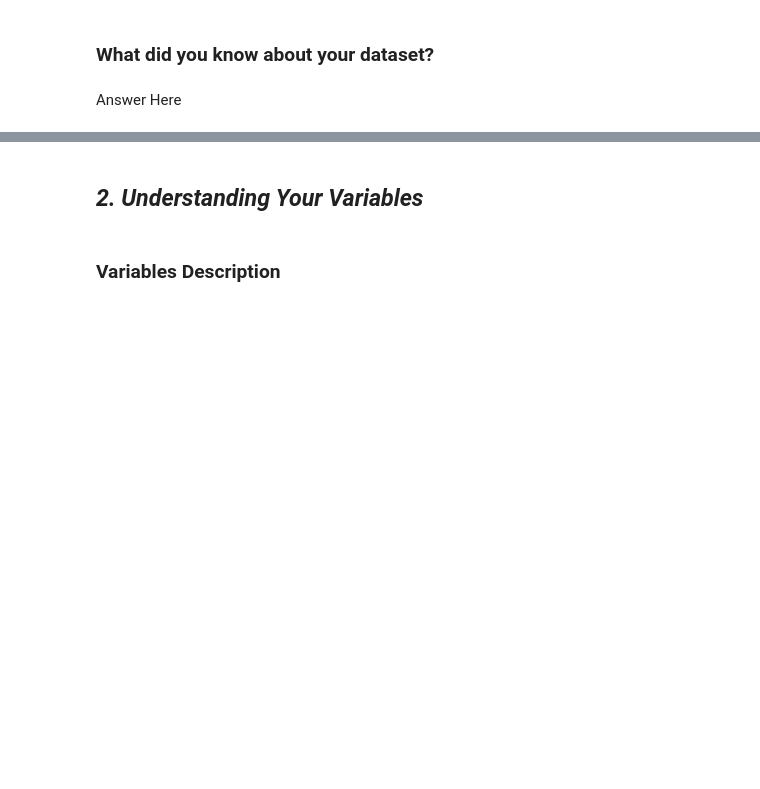
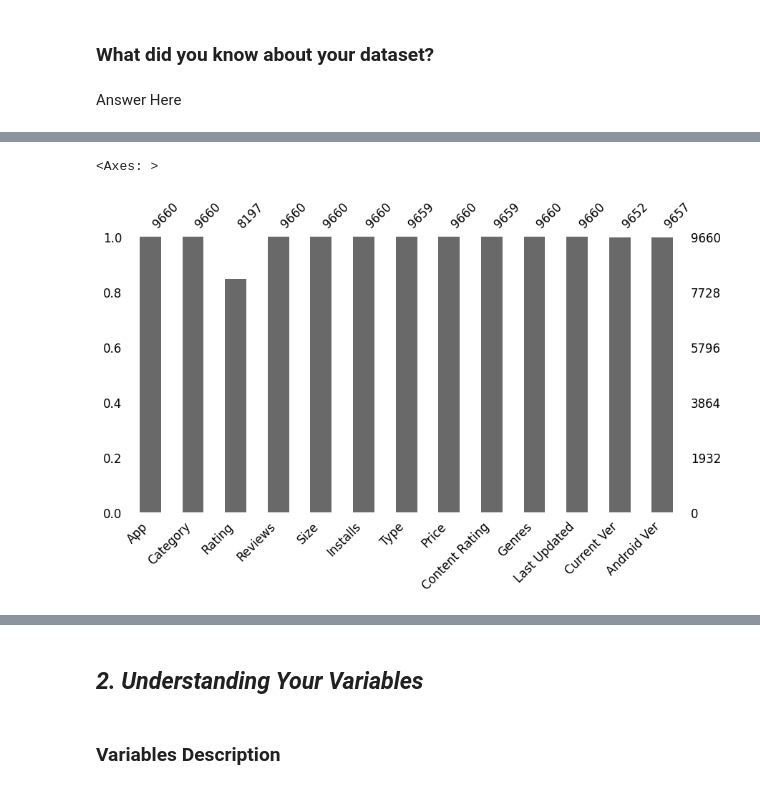
Before and after one commit to inderjeetsharma24/Exploratory-Data-Analysis-capstone-project-, a Jupyter notebook: Copy_of_Sample_EDA_Submission_Template.ipynb, the cells around one changed output, grey strips where cells are left out. Cells and saved outputs as stored; diff of their text form; code cells hidden in the pictures; blank space fills up the shorter version.

```diff
--- a/Copy_of_Sample_EDA_Submission_Template.ipynb
+++ b/Copy_of_Sample_EDA_Submission_Template.ipynb
@@ -103,0 +221,7 @@ Answer Here
+# %%
+# Visualize the number of missing
+# values as a bar chart
+msno.bar(df1,figsize=(10,5), fontsize=12)
+# %% [output]
+<Axes: >
+[figure, added]
```
Also changed, not shown: parts of 35 cells of this notebook.
